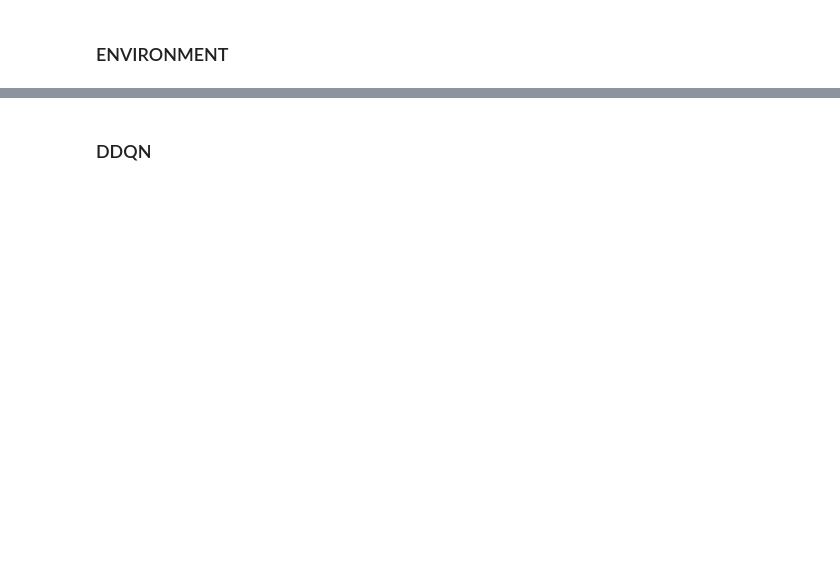
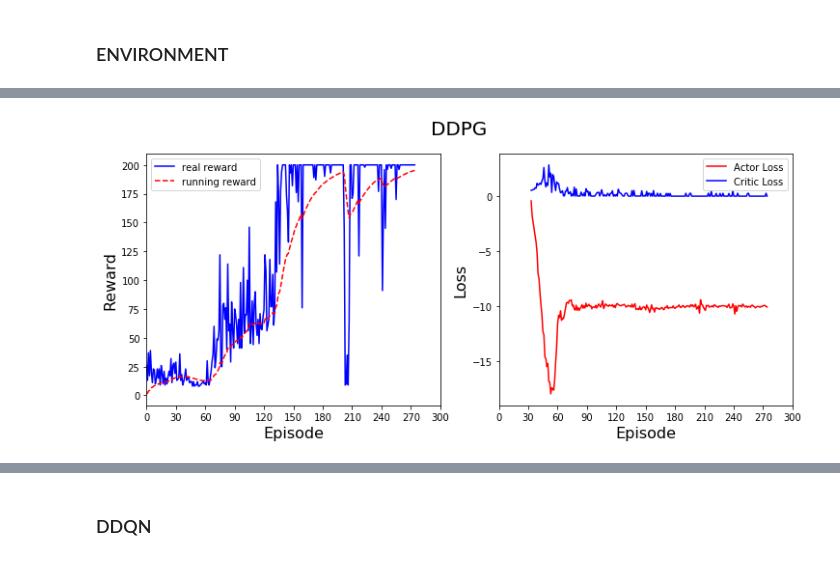
Before and after one commit to kaichiehhsu/RL_NOVICE, a Jupyter notebook: src/cart_pole.ipynb, the cells around one changed output, grey strips where cells are left out. Saved outputs shown, nothing was run; the diff lists cells and outputs as text; code cells hidden in the pictures; blank space fills up the shorter version.

Commit message:
DDPG DONE

```diff
--- a/src/cart_pole.ipynb
+++ b/src/cart_pole.ipynb
@@ -66,0 +119,27 @@ agent=Actor_Critic(s_dim, action_num, device, CONFIG, action_list)
+# %%
+x_max = np.ceil(training_records[-1].ep / 100) * 100
+
+fig = plt.figure(figsize=(12,4.8))
+fig.suptitle('DDPG', fontsize=20)
+
+ax = fig.add_subplot(121)
+ax.plot([r.ep for r in training_records], [r.reward for r in training_records], 'b-', label='real reward')
+ax.plot([r.ep for r in training_records], [r.avg_reward for r in training_records], 'r--', label='running reward')
+ax.set_xlabel('Episode', fontsize=16)
+ax.set_xticks(np.arange(0, x_max*1.1, x_max/10))
+ax.set_xlim(0, x_max)
+ax.set_ylabel('Reward', fontsize=16)
+ax.legend()
+
+ax = fig.add_subplot(122)
+ax.plot([r.ep for r in training_records], [r.loss_a for r in training_records], 'r-', label='Actor Loss')
+ax.plot([r.ep for r in training_records], [r.loss_c for r in training_records], 'b-', label='Critic Loss')
+ax.legend()
+ax.set_xlabel('Episode', fontsize=16)
+ax.set_xticks(np.arange(0, x_max*1.1, x_max/10))
+ax.set_xlim(0, x_max)
+ax.set_ylabel('Loss', fontsize=16)
+plt.savefig("../img/ddpg_cartpole.png")
+plt.show()
+# %% [output]
+[figure, added]
```
Also changed, not shown: parts of 12 cells of this notebook, 6 other files.
